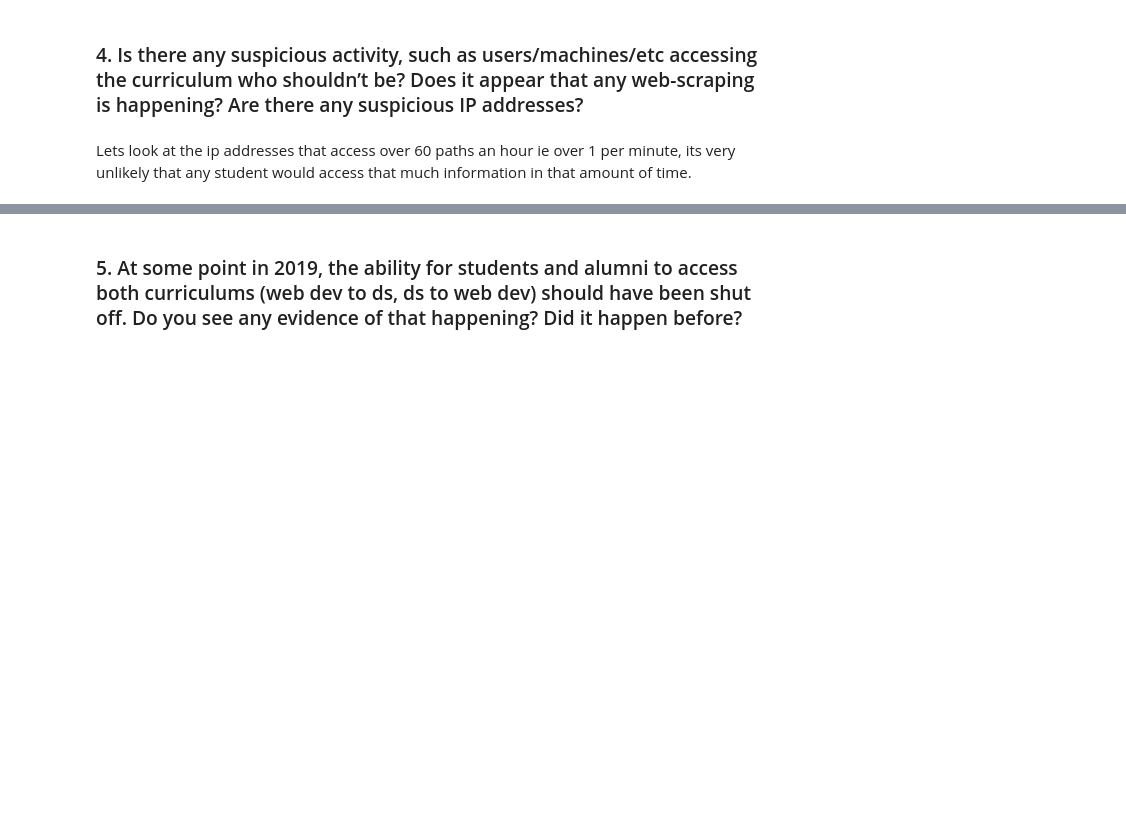
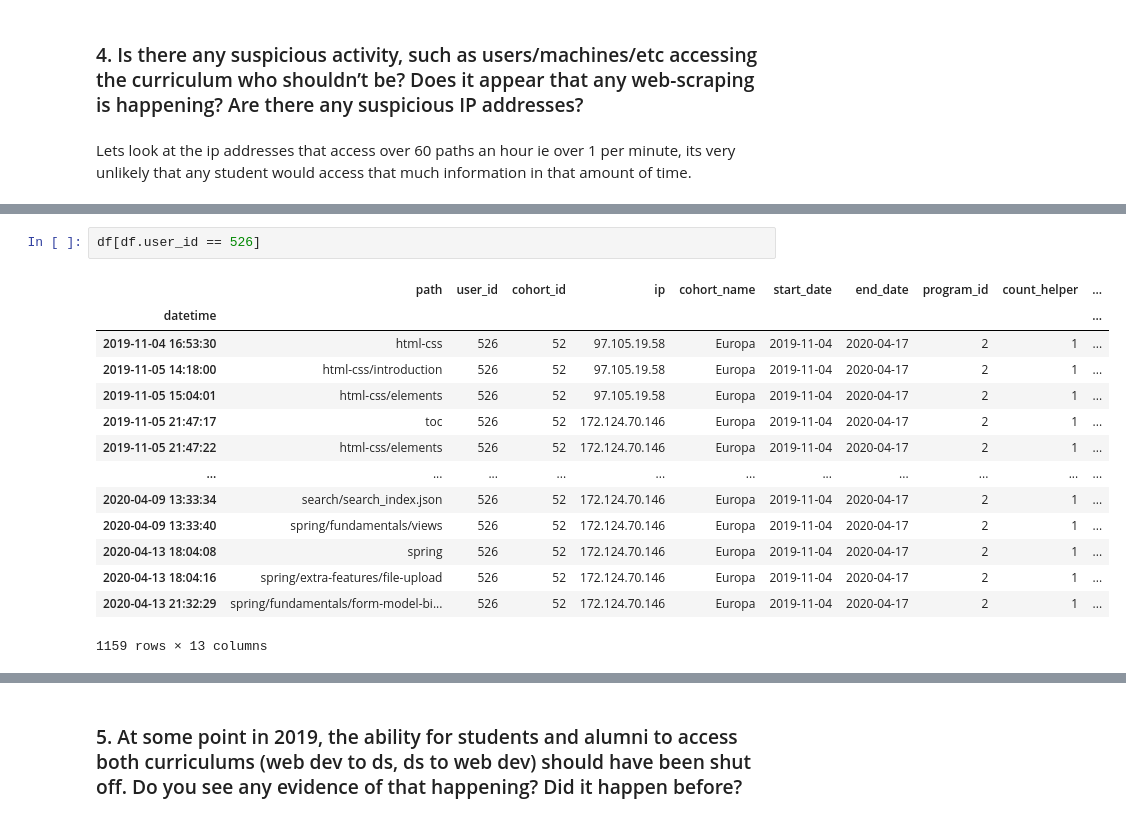
Before and after one commit to JaredVahle/anomaly-detection-project, a Jupyter notebook: anomaly_detection_project_final.ipynb, the cells around one changed output, grey strips where cells are left out. Saved outputs shown, nothing was run; the diff lists cells and outputs as text; blank space fills up the shorter version.

```diff
--- a/anomaly_detection_project_final.ipynb
+++ b/anomaly_detection_project_final.ipynb
@@ -296,0 +580,17 @@ Lets look at the ip addresses that access over 60 paths an hour ie over 1 per mi
+# %%
+df[df.user_id == 526]
+# %% [output]
+|  | path | user_id | cohort_id | ip | cohort_name | start_date | end_date | program_id | count_helper | ... |
+| datetime |  |  |  |  |  |  |  |  |  | ... |
+| 2019-11-04 16:53:30 | html-css | 526 | 52 | 97.105.19.58 | Europa | 2019-11-04 | 2020-04-17 | 2 | 1 | ... |
+| 2019-11-05 14:18:00 | html-css/introduction | 526 | 52 | 97.105.19.58 | Europa | 2019-11-04 | 2020-04-17 | 2 | 1 | ... |
+| 2019-11-05 15:04:01 | html-css/elements | 526 | 52 | 97.105.19.58 | Europa | 2019-11-04 | 2020-04-17 | 2 | 1 | ... |
+| 2019-11-05 21:47:17 | toc | 526 | 52 | 172.124.70.146 | Europa | 2019-11-04 | 2020-04-17 | 2 | 1 | ... |
+| 2019-11-05 21:47:22 | html-css/elements | 526 | 52 | 172.124.70.146 | Europa | 2019-11-04 | 2020-04-17 | 2 | 1 | ... |
+| ... | ... | ... | ... | ... | ... | ... | ... | ... | ... | ... |
+| 2020-04-09 13:33:34 | search/search_index.json | 526 | 52 | 172.124.70.146 | Europa | 2019-11-04 | 2020-04-17 | 2 | 1 | ... |
+| 2020-04-09 13:33:40 | spring/fundamentals/views | 526 | 52 | 172.124.70.146 | Europa | 2019-11-04 | 2020-04-17 | 2 | 1 | ... |
+| 2020-04-13 18:04:08 | spring | 526 | 52 | 172.124.70.146 | Europa | 2019-11-04 | 2020-04-17 | 2 | 1 | ... |
+| 2020-04-13 18:04:16 | spring/extra-features/file-upload | 526 | 52 | 172.124.70.146 | Europa | 2019-11-04 | 2020-04-17 | 2 | 1 | ... |
+| 2020-04-13 21:32:29 | spring/fundamentals/form-model-bi... | 526 | 52 | 172.124.70.146 | Europa | 2019-11-04 | 2020-04-17 | 2 | 1 | ... |
+1159 rows × 13 columns
```
Also changed, not shown: parts of 70 cells of this notebook, 1 other file.
